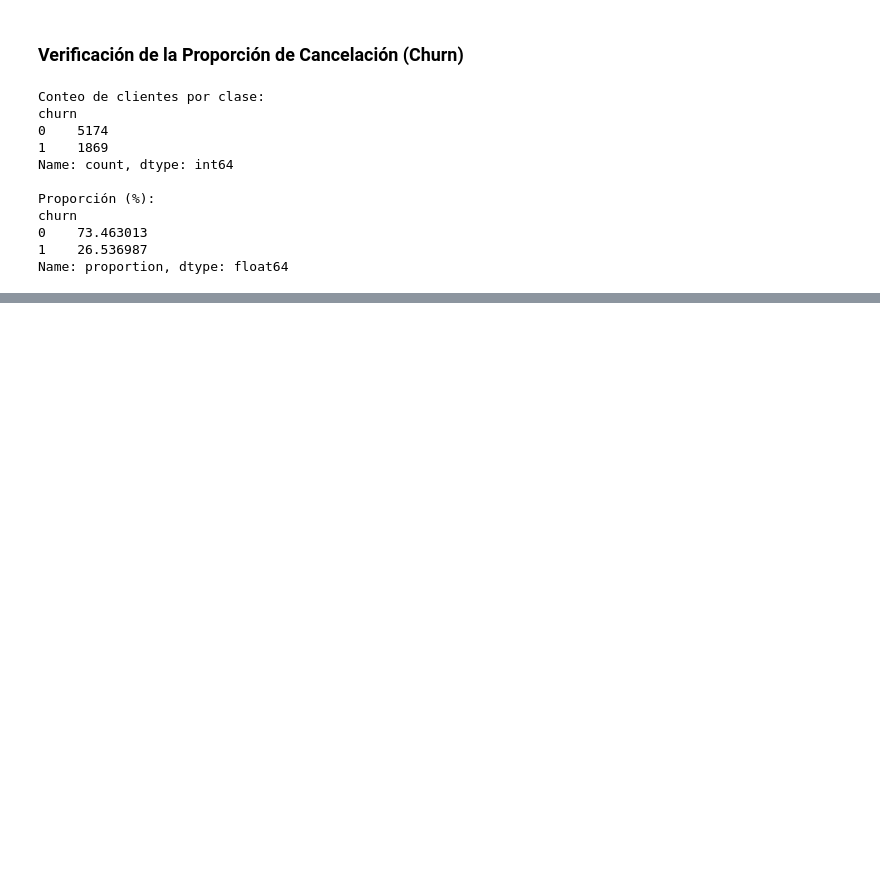
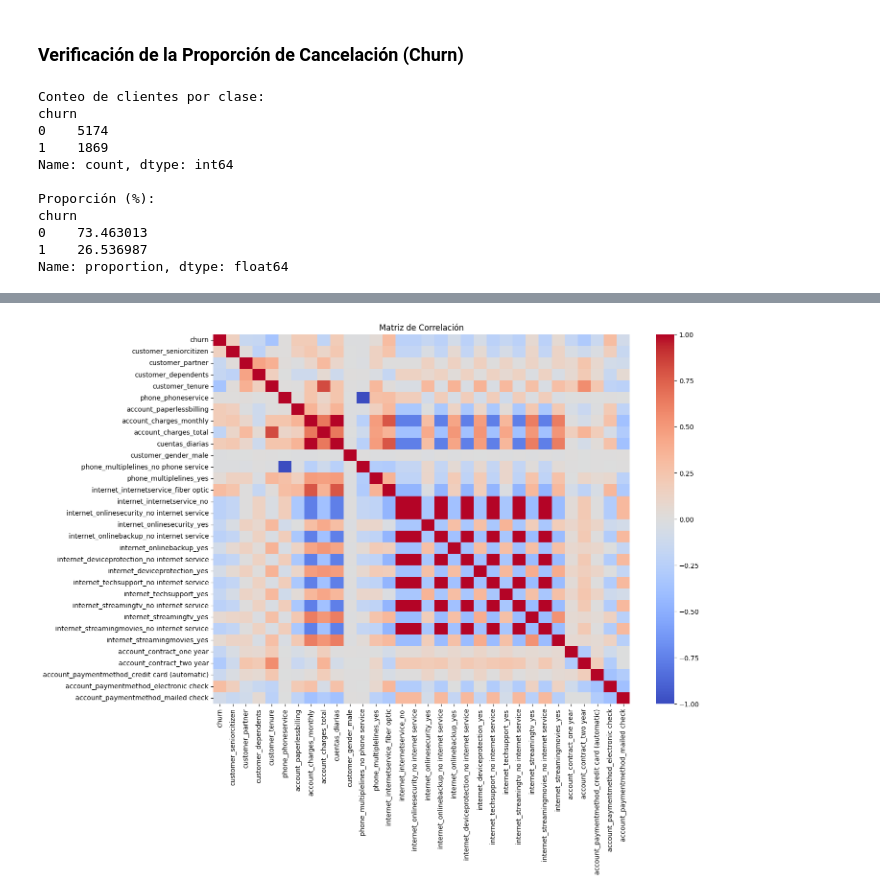
Before and after one commit to epjuarez/alura-challenge-telecomx2, a Jupyter notebook: alura_challenge_telecomx2.ipynb, the cells around one changed output, grey strips where cells are left out. Drawn from its saved outputs; the diff is of its cells as text; code cells hidden in the pictures; blank space fills up the shorter version.

```diff
--- a/alura_challenge_telecomx2.ipynb
+++ b/alura_challenge_telecomx2.ipynb
@@ -136,0 +176,13 @@ Name: proportion, dtype: float64
+# %%
+plt.figure(figsize=(14,10))
+
+sns.heatmap(
+    df_encoded.corr(),
+    cmap="coolwarm",
+    annot=False
+)
+
+plt.title("Matriz de Correlación")
+plt.show()
+# %% [output]
+[figure, added]
```
Also changed, not shown: parts of 24 cells of this notebook.
